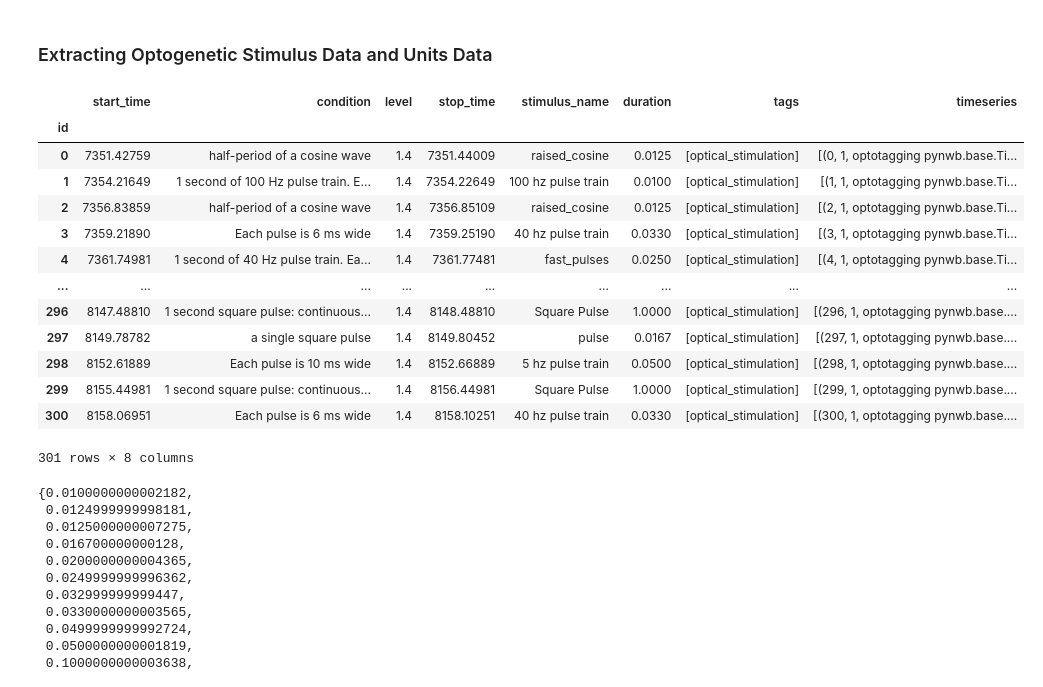
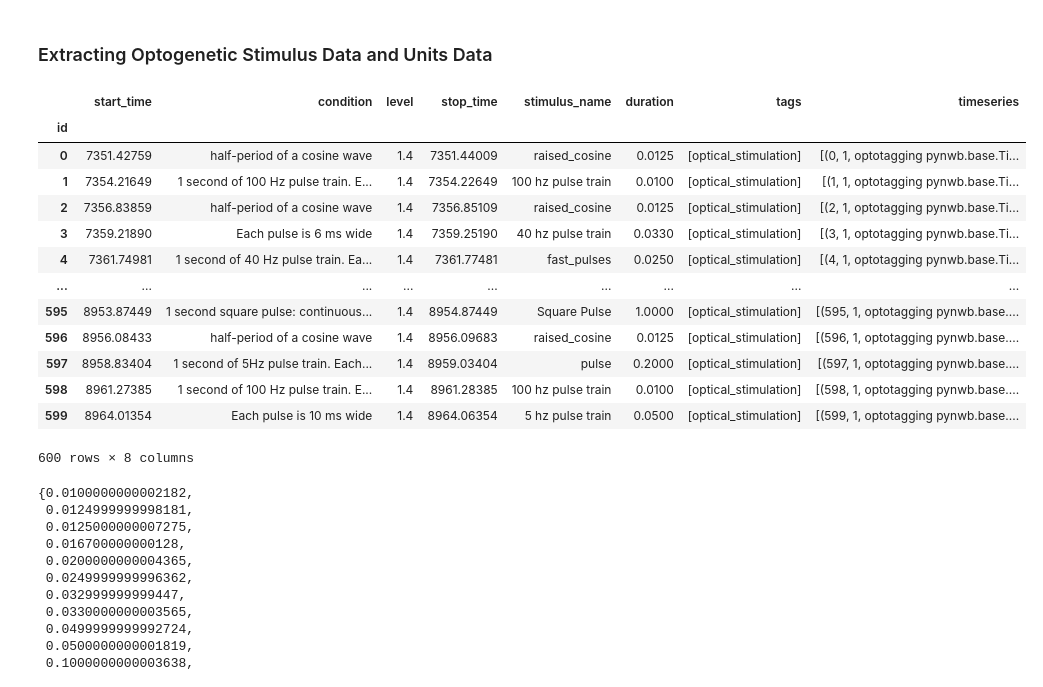
Before and after one commit to AllenInstitute/openscope_databook, a Jupyter notebook: docs/first-order/optotagging.ipynb, the cells around one changed output. Saved outputs shown, nothing was run; the diff lists cells and outputs as text; code cells hidden in the pictures.

```diff
--- a/docs/first-order/optotagging.ipynb
+++ b/docs/first-order/optotagging.ipynb
@@ -55,22 +55,22 @@ stim_table = nwb.processing["optotagging"]["optogenetic_stimulation"]
 timestamps = nwb.processing["optotagging"]["optotagging"].timestamps
 data = nwb.processing["optotagging"]["optotagging"].data
 # %%
-stim_table[:301]
+stim_table[:]
 # %% [output]
 |  | start_time | condition | level | stop_time | stimulus_name | duration | tags | timeseries |
 | id |  |  |  |  |  |  |  |  |
 | 0 | 7351.42759 | half-period of a cosine wave | 1.4 | 7351.44009 | raised_cosine | 0.0125 | [optical_stimulation] | [(0, 1, optotagging pynwb.base.Ti... |
 | 1 | 7354.21649 | 1 second of 100 Hz pulse train. E... | 1.4 | 7354.22649 | 100 hz pulse train | 0.0100 | [optical_stimulation] | [(1, 1, optotagging pynwb.base.Ti... |
 | 2 | 7356.83859 | half-period of a cosine wave | 1.4 | 7356.85109 | raised_cosine | 0.0125 | [optical_stimulation] | [(2, 1, optotagging pynwb.base.Ti... |
 | 3 | 7359.21890 | Each pulse is 6 ms wide | 1.4 | 7359.25190 | 40 hz pulse train | 0.0330 | [optical_stimulation] | [(3, 1, optotagging pynwb.base.Ti... |
 | 4 | 7361.74981 | 1 second of 40 Hz pulse train. Ea... | 1.4 | 7361.77481 | fast_pulses | 0.0250 | [optical_stimulation] | [(4, 1, optotagging pynwb.base.Ti... |
 | ... | ... | ... | ... | ... | ... | ... | ... | ... |
-| 296 | 8147.48810 | 1 second square pulse: continuous... | 1.4 | 8148.48810 | Square Pulse | 1.0000 | [optical_stimulation] | [(296, 1, optotagging pynwb.base.... |
-| 297 | 8149.78782 | a single square pulse | 1.4 | 8149.80452 | pulse | 0.0167 | [optical_stimulation] | [(297, 1, optotagging pynwb.base.... |
-| 298 | 8152.61889 | Each pulse is 10 ms wide | 1.4 | 8152.66889 | 5 hz pulse train | 0.0500 | [optical_stimulation] | [(298, 1, optotagging pynwb.base.... |
-| 299 | 8155.44981 | 1 second square pulse: continuous... | 1.4 | 8156.44981 | Square Pulse | 1.0000 | [optical_stimulation] | [(299, 1, optotagging pynwb.base.... |
-| 300 | 8158.06951 | Each pulse is 6 ms wide | 1.4 | 8158.10251 | 40 hz pulse train | 0.0330 | [optical_stimulation] | [(300, 1, optotagging pynwb.base.... |
+| 595 | 8953.87449 | 1 second square pulse: continuous... | 1.4 | 8954.87449 | Square Pulse | 1.0000 | [optical_stimulation] | [(595, 1, optotagging pynwb.base.... |
+| 596 | 8956.08433 | half-period of a cosine wave | 1.4 | 8956.09683 | raised_cosine | 0.0125 | [optical_stimulation] | [(596, 1, optotagging pynwb.base.... |
+| 597 | 8958.83404 | 1 second of 5Hz pulse train. Each... | 1.4 | 8959.03404 | pulse | 0.2000 | [optical_stimulation] | [(597, 1, optotagging pynwb.base.... |
+| 598 | 8961.27385 | 1 second of 100 Hz pulse train. E... | 1.4 | 8961.28385 | 100 hz pulse train | 0.0100 | [optical_stimulation] | [(598, 1, optotagging pynwb.base.... |
+| 599 | 8964.01354 | Each pulse is 10 ms wide | 1.4 | 8964.06354 | 5 hz pulse train | 0.0500 | [optical_stimulation] | [(599, 1, optotagging pynwb.base.... |
-301 rows × 8 columns
+600 rows × 8 columns
 # %%
 set(stim_table.duration)
 # %% [output]
```
Also changed, not shown: parts of 17 cells of this notebook.
